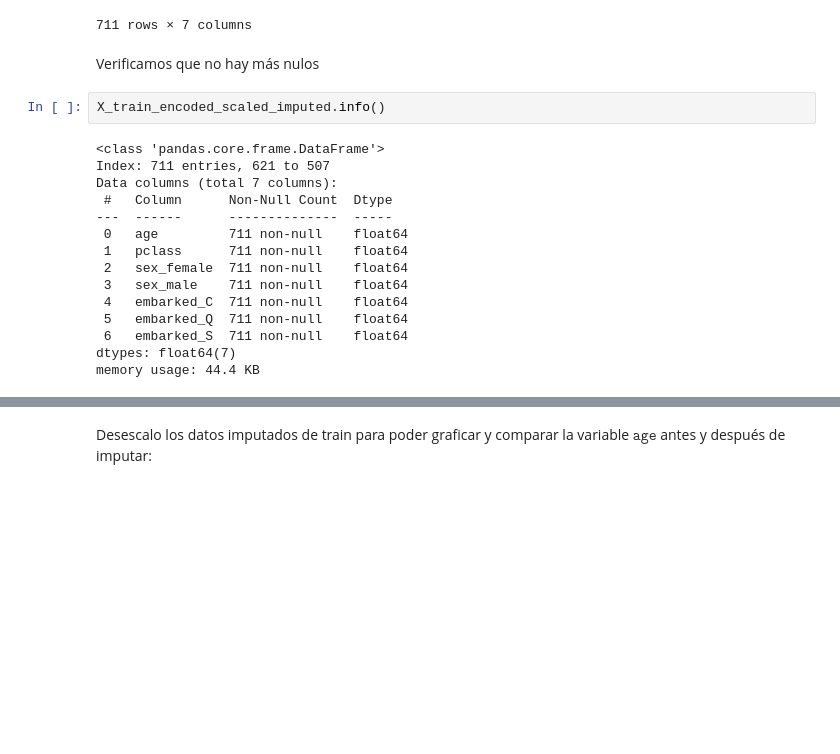
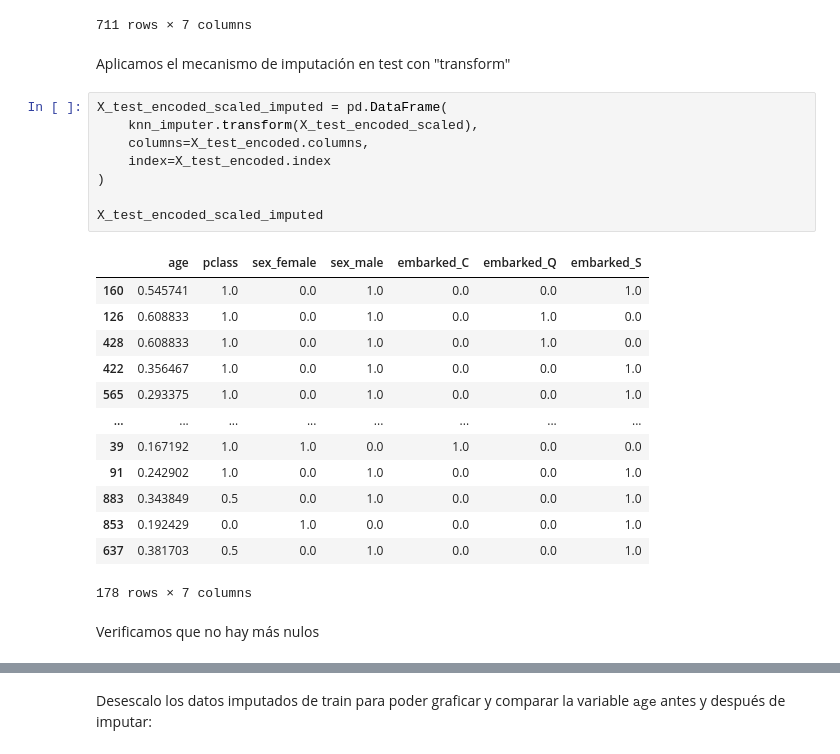
Before and after one commit to FIUBA-Posgrado-Inteligencia-Artificial/CEIA_Analisis_de_datos, a Jupyter notebook: notebooks/clase_05_tratamiento_datos_faltantes_adv.ipynb, the cells around one changed output, grey strips where cells are left out. Cells and saved outputs as stored; diff of their text form; blank space fills up the shorter version.

```diff
--- a/notebooks/clase_05_tratamiento_datos_faltantes_adv.ipynb
+++ b/notebooks/clase_05_tratamiento_datos_faltantes_adv.ipynb
@@ -208,22 +208,29 @@ X_train_encoded_scaled_imputed
 | 462 | 0.583596 | 0.0 | 0.0 | 1.0 | 0.0 | 0.0 | 1.0 |
 | 507 | 0.488757 | 0.0 | 0.0 | 1.0 | 0.0 | 0.0 | 1.0 |
 711 rows × 7 columns
+# %% [markdown]
+Aplicamos el mecanismo de imputación en test con "transform"
+# %%
+X_test_encoded_scaled_imputed = pd.DataFrame(
+    knn_imputer.transform(X_test_encoded_scaled),
+    columns=X_test_encoded.columns,
+    index=X_test_encoded.index
+)
+
+X_test_encoded_scaled_imputed
+# %% [output]
+|  | age | pclass | sex_female | sex_male | embarked_C | embarked_Q | embarked_S |
+| 160 | 0.545741 | 1.0 | 0.0 | 1.0 | 0.0 | 0.0 | 1.0 |
+| 126 | 0.608833 | 1.0 | 0.0 | 1.0 | 0.0 | 1.0 | 0.0 |
+| 428 | 0.608833 | 1.0 | 0.0 | 1.0 | 0.0 | 1.0 | 0.0 |
+| 422 | 0.356467 | 1.0 | 0.0 | 1.0 | 0.0 | 0.0 | 1.0 |
+| 565 | 0.293375 | 1.0 | 0.0 | 1.0 | 0.0 | 0.0 | 1.0 |
+| ... | ... | ... | ... | ... | ... | ... | ... |
+| 39 | 0.167192 | 1.0 | 1.0 | 0.0 | 1.0 | 0.0 | 0.0 |
+| 91 | 0.242902 | 1.0 | 0.0 | 1.0 | 0.0 | 0.0 | 1.0 |
+| 883 | 0.343849 | 0.5 | 0.0 | 1.0 | 0.0 | 0.0 | 1.0 |
+| 853 | 0.192429 | 0.0 | 1.0 | 0.0 | 0.0 | 0.0 | 1.0 |
+| 637 | 0.381703 | 0.5 | 0.0 | 1.0 | 0.0 | 0.0 | 1.0 |
+178 rows × 7 columns
 # %% [markdown]
 Verificamos que no hay más nulos
-# %%
-X_train_encoded_scaled_imputed.info()
-# %% [output]
-<class 'pandas.core.frame.DataFrame'>
-Index: 711 entries, 621 to 507
-Data columns (total 7 columns):
- #   Column      Non-Null Count  Dtype
----  ------      --------------  -----
- 0   age         711 non-null    float64
- 1   pclass      711 non-null    float64
- 2   sex_female  711 non-null    float64
- 3   sex_male    711 non-null    float64
- 4   embarked_C  711 non-null    float64
- 5   embarked_Q  711 non-null    float64
- 6   embarked_S  711 non-null    float64
-dtypes: float64(7)
-memory usage: 44.4 KB
```
Also changed, not shown: parts of 2 cells of this notebook.
